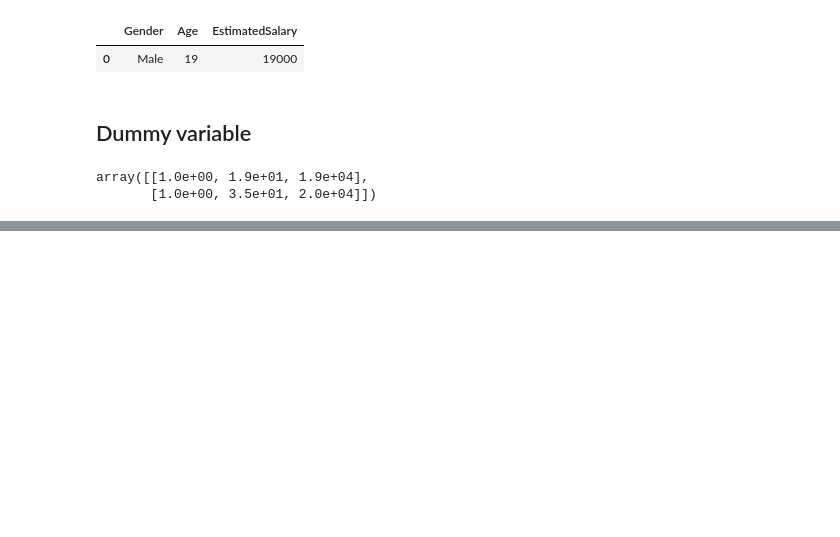
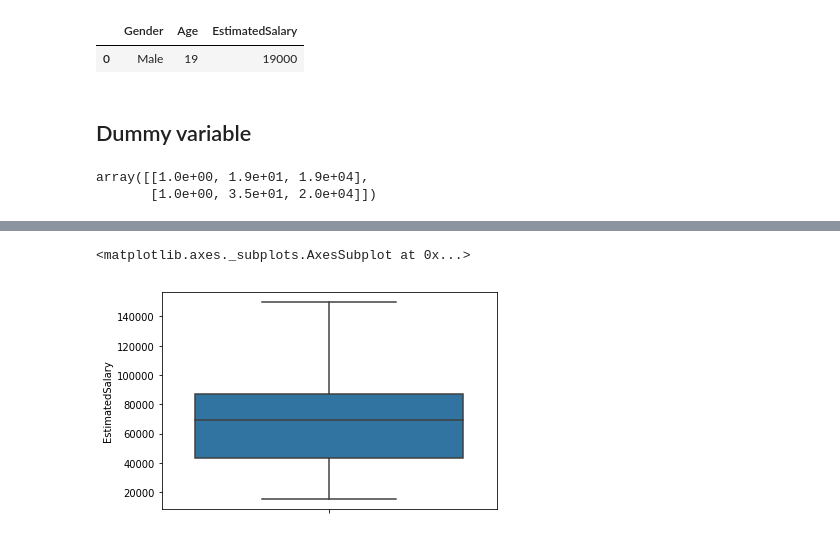
Before and after one commit to noushadkhan01/ML-and-DL-by-SuperDataScience, a Jupyter notebook: Machine-Learning/Part 3 - Classification/Section 14 - Logistic Regression/Logistic_Regression/Logistic_Regression_on_ad_dataset.ipynb, the cells around one changed output, grey strips where cells are left out. Drawn from its saved outputs; the diff is of its cells as text; code cells hidden in the pictures; blank space fills up the shorter version.

```diff
--- a/Machine-Learning/Part 3 - Classification/Section 14 - Logistic Regression/Logistic_Regression/Logistic_Regression_on_ad_dataset.ipynb
+++ b/Machine-Learning/Part 3 - Classification/Section 14 - Logistic Regression/Logistic_Regression/Logistic_Regression_on_ad_dataset.ipynb
@@ -142,0 +164,5 @@ Name: Purchased, dtype: int64
+# %%
+sns.boxplot(x = 'EstimatedSalary', orient = 'vertical', hue = 'Gender', data = df)
+# %% [output]
+<matplotlib.axes._subplots.AxesSubplot at 0x...>
+[figure, added]
```
Also changed, not shown: parts of 30 cells of this notebook.
